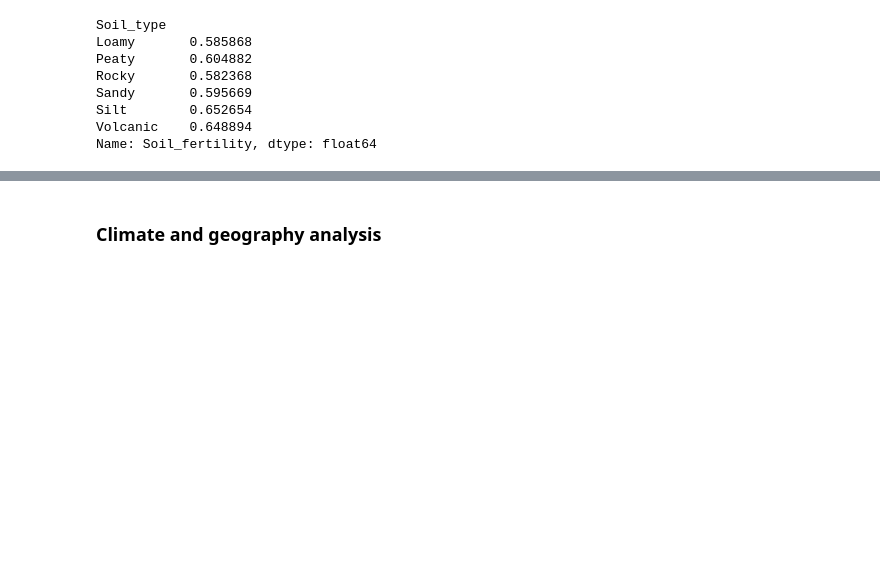
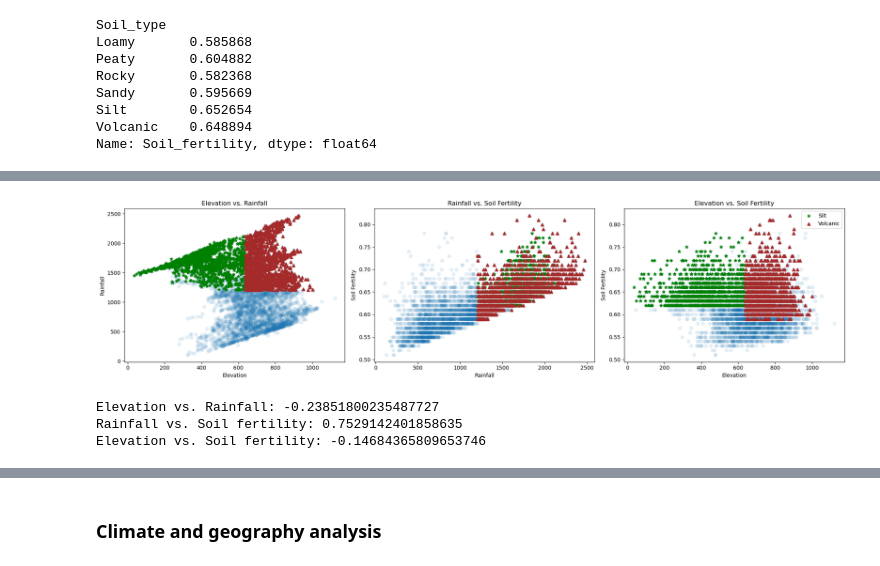
Before and after one commit to kelvinziroh/farm_survey, a Jupyter notebook: notebooks/farm_survey_part_1.ipynb, the cells around one changed output, grey strips where cells are left out. Cells and saved outputs as stored; diff of their text form; code cells hidden in the pictures; blank space fills up the shorter version.

```diff
--- a/notebooks/farm_survey_part_1.ipynb
+++ b/notebooks/farm_survey_part_1.ipynb
@@ -339,0 +380,8 @@ Try digging into the data a bit more by aggregating various data to identify som
+# %%
+def filter_data(df, primary_variable, primary_var_value, *secondary_variables):
+    """
+    Filter data according to a primary variable and it's values and any number of seconday variables
+    """
+    primary_filtered_df = df[df[primary_variable] == primary_var_value]
+    result_df = primary_filtered_df[secondary_variables[0] if len(secondary_variables) < 2 else list(secondary_variables)]
+    return result_df
@@ -339,0 +393,57 @@ Try digging into the data a bit more by aggregating various data to identify som
+# %%
+# Get the variables above for silt and volcanic soil types
+silt = filter_data(MD_agric_df, 'Soil_type', 'Silt', 'Elevation', 'Rainfall', 'Soil_fertility')
+volcanic = filter_data(MD_agric_df, 'Soil_type', 'Volcanic', 'Elevation', 'Rainfall', 'Soil_fertility')
+# %%
+# Create a subplot of three plots
+fig, axs = plt.subplots(1, 3, figsize=(20, 5))
+
+# Visualize the relationship between Elevation and Rainfall
+axs[0].scatter(MD_agric_df['Elevation'], MD_agric_df['Rainfall'], alpha=0.1)
+axs[0].scatter(silt['Elevation'], silt['Rainfall'], label="Silt", color="green", marker="*")
+axs[0].scatter(volcanic['Elevation'], volcanic['Rainfall'], label="Volcanic", color="brown", marker="^")
+axs[0].set_title('Elevation vs. Rainfall')
+axs[0].set_xlabel('Elevation')
+axs[0].set_ylabel('Rainfall')
+
+# Visualize the relationship between rainfall and soil fertility
+axs[1].scatter(MD_agric_df['Rainfall'], MD_agric_df['Soil_fertility'], alpha=0.1)
+axs[1].scatter(silt['Rainfall'], silt['Soil_fertility'], label="Silt", color="green", marker="*")
+axs[1].scatter(volcanic['Rainfall'], volcanic['Soil_fertility'], label="Volcanic", color="brown", marker="^")
+axs[1].set_title('Rainfall vs. Soil Fertility')
+axs[1].set_xlabel('Rainfall')
+axs[1].set_ylabel('Soil Fertility')
+
+# Visualize the relationship between elevation and soil fertility
+axs[2].scatter(MD_agric_df['Elevation'], MD_agric_df['Soil_fertility'], alpha=0.1)
+axs[2].scatter(silt['Elevation'], silt['Soil_fertility'], label="Silt", color="green", marker="*")
+axs[2].scatter(volcanic['Elevation'], volcanic['Soil_fertility'], label="Volcanic", color="brown", marker="^")
+axs[2].set_title('Elevation vs. Soil Fertility')
+axs[2].set_xlabel('Elevation')
+axs[2].set_ylabel('Soil Fertility')
+
+
+
+# Add the legend to the plot
+plt.legend()
+
+# Adjust the layout of the subplots
+plt.tight_layout()
+
+# Display the plot
+plt.show()
+# %% [output]
+[figure, added]
+# %%
+# Get the pearson's correlation coefficient between the three variables
+elevation_rainfall_corr = MD_agric_df['Rainfall'].corr(MD_agric_df['Elevation'])
+rainfall_soil_fertility_corr = MD_agric_df['Rainfall'].corr(MD_agric_df['Soil_fertility'])
+elevation_soil_fertility_corr = MD_agric_df['Elevation'].corr(MD_agric_df['Soil_fertility'])
+
+print("Elevation vs. Rainfall:", elevation_rainfall_corr)
+print("Rainfall vs. Soil fertility:", rainfall_soil_fertility_corr)
+print("Elevation vs. Soil fertility:", elevation_soil_fertility_corr)
+# %% [output]
+Elevation vs. Rainfall: -0.23851800235487727
+Rainfall vs. Soil fertility: 0.7529142401858635
+Elevation vs. Soil fertility: -0.14684365809653746
```
Also changed, not shown: parts of 72 cells of this notebook.
